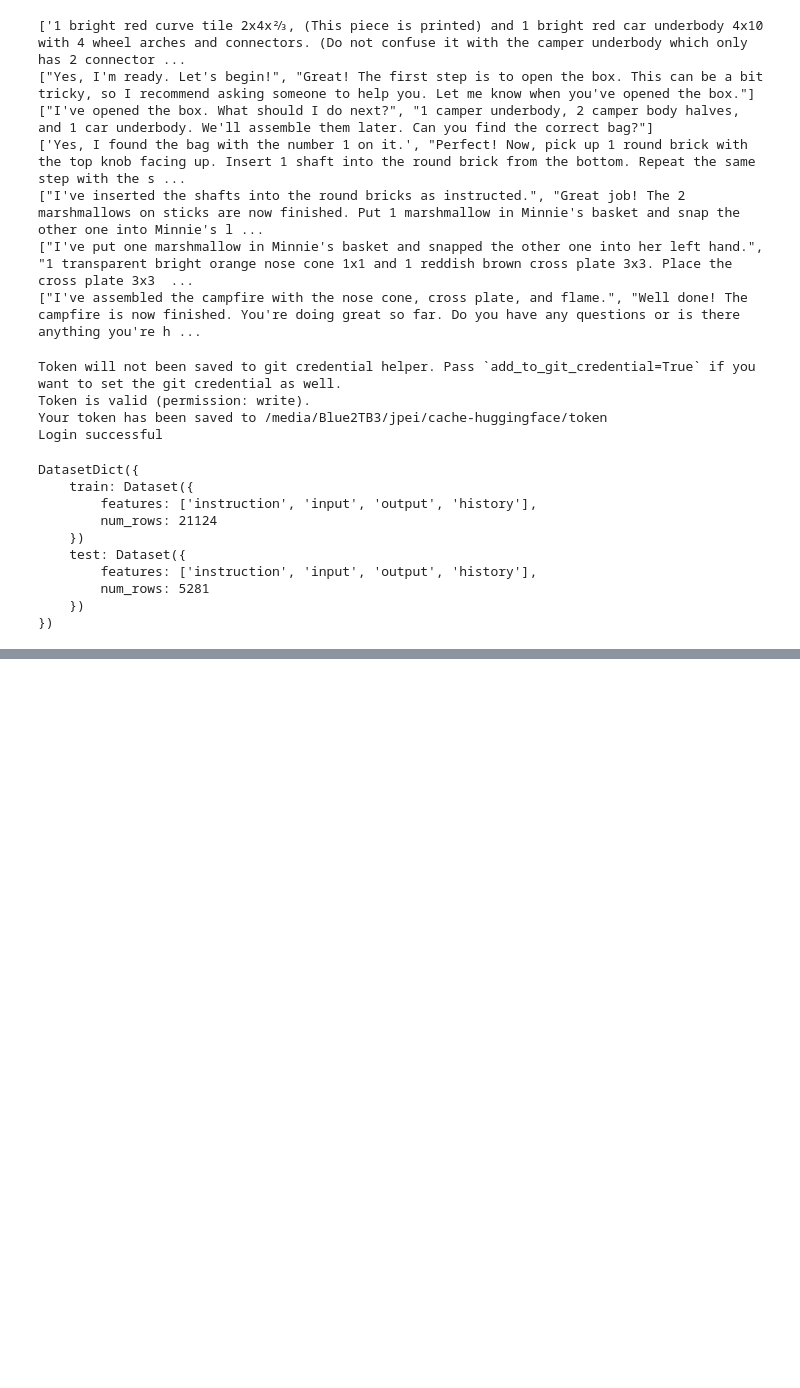
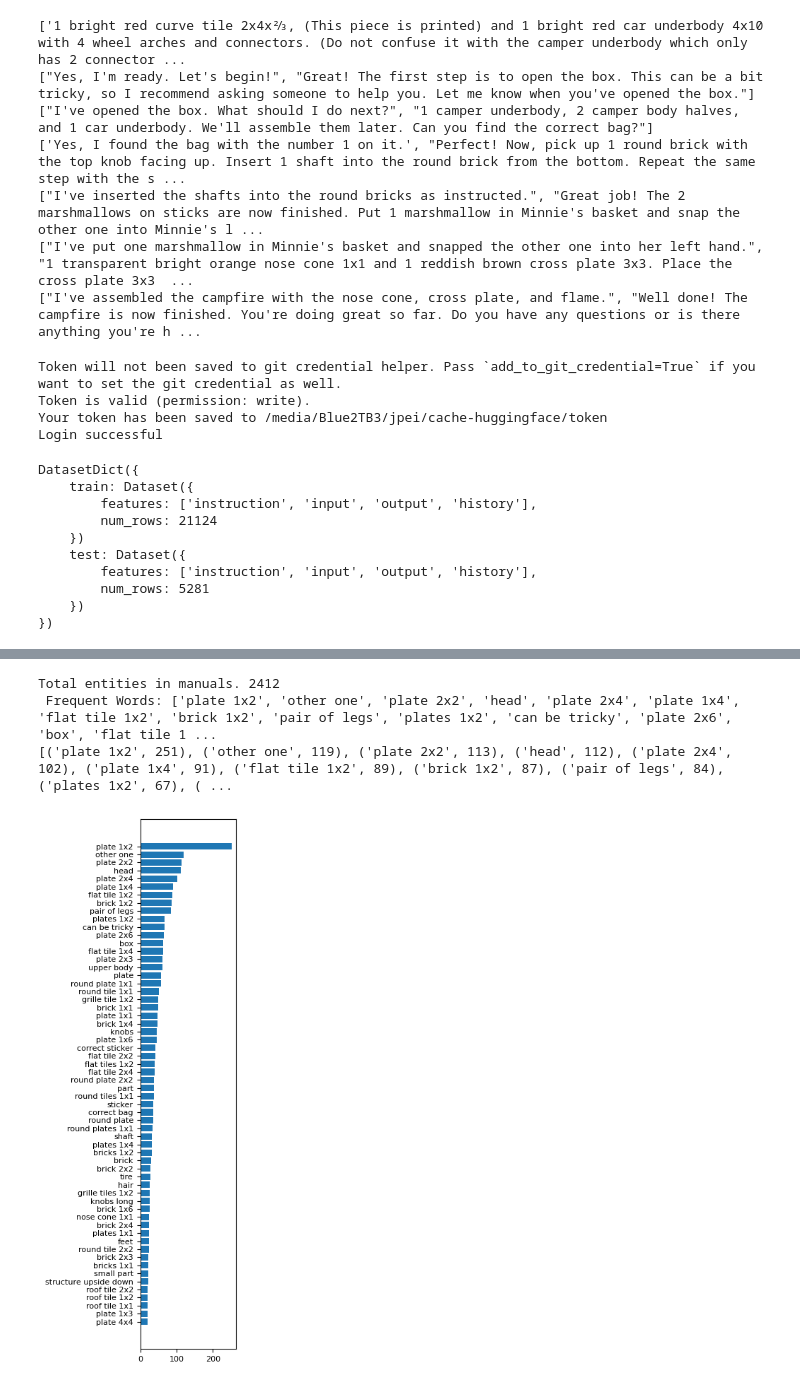
Before and after one commit to Jiahuan-Pei/AutonomousDialogAgent4AugmentedReality, a Jupyter notebook: LEGO_data_simulation/obtain_conversation_from_openai.ipynb, the cells around one changed output, grey strips where cells are left out. Drawn from its saved outputs; the diff is of its cells as text; code cells hidden in the pictures; blank space fills up the shorter version.

```diff
--- a/LEGO_data_simulation/obtain_conversation_from_openai.ipynb
+++ b/LEGO_data_simulation/obtain_conversation_from_openai.ipynb
@@ -714,0 +835,21 @@ DatasetDict({
+# %%
+import matplotlib.pyplot as plt
+def plot_word_distribution(word_distribution, min_rank=0, max_rank=-1, w=8, h=3):
+    """
+    Plot the word distribution.
+
+    Args:
+    word_distribution (dict): Dictionary containing word frequencies.
+    """
+    sorted_word_distribution = sorted(word_distribution.items(), key=lambda x: x[1], reverse=True)
+    top_words, top_frequencies = zip(*sorted_word_distribution[min_rank:max_rank][::-1])  # Selecting only the top 100 words and frequencies
+    print(sorted_word_distribution[min_rank:max_rank])
+    plt.figure(figsize=(w, h))
+    plt.barh(top_words, top_frequencies)
+    # plt.xlabel('Frequency')
+    # plt.ylabel('Frequency')
+    # plt.title('Word Distribution')
+    plt.xticks(rotation=0, fontsize=8)
+    plt.yticks(rotation=0, fontsize=8)
+    plt.tight_layout()
+    plt.show()
@@ -714,0 +863,8 @@ DatasetDict({
+# %%
+manual_distribution = compute_word_distribution(all_list_manual)
+plot_word_distribution(manual_distribution, min_rank=0, max_rank=60, h=8, w=2.5)
+# %% [output]
+Total entities in manuals. 2412
+ Frequent Words: ['plate 1x2', 'other one', 'plate 2x2', 'head', 'plate 2x4', 'plate 1x4', 'flat tile 1x2', 'brick 1x2', 'pair of legs', 'plates 1x2', 'can be tricky', 'plate 2x6', 'box', 'flat tile 1 ...
+[('plate 1x2', 251), ('other one', 119), ('plate 2x2', 113), ('head', 112), ('plate 2x4', 102), ('plate 1x4', 91), ('flat tile 1x2', 89), ('brick 1x2', 87), ('pair of legs', 84), ('plates 1x2', 67), ( ...
+[figure, added]
```
Also changed, not shown: parts of 19 cells of this notebook, 4 other files.
